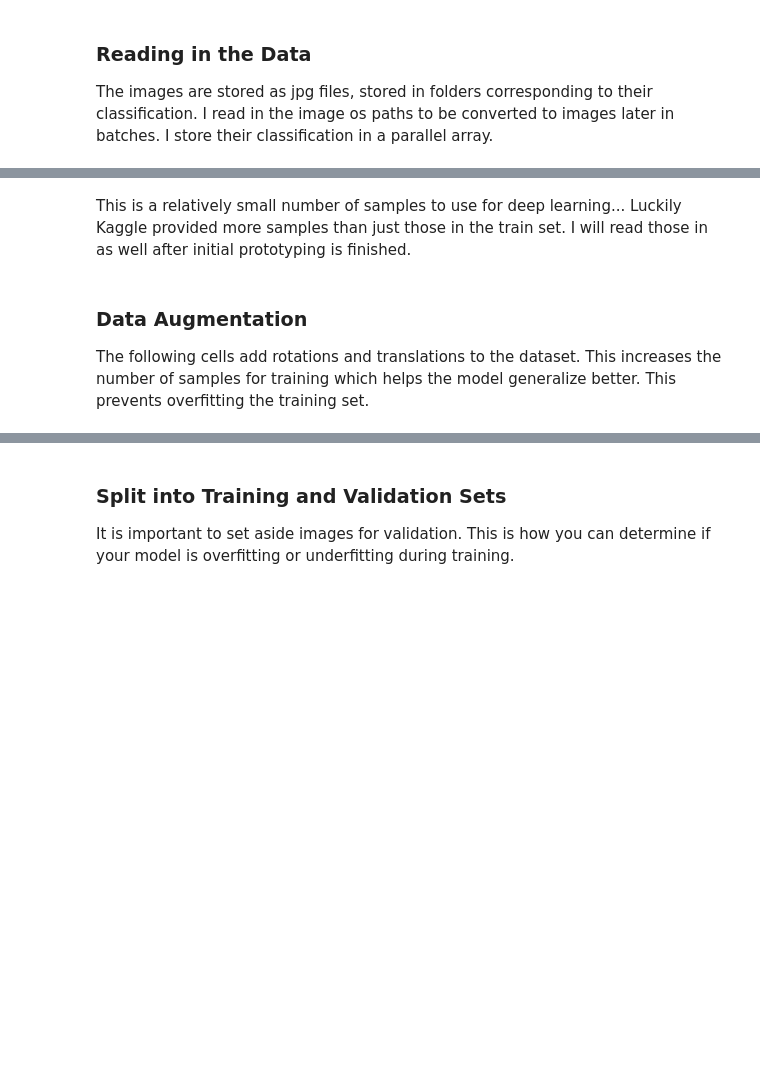
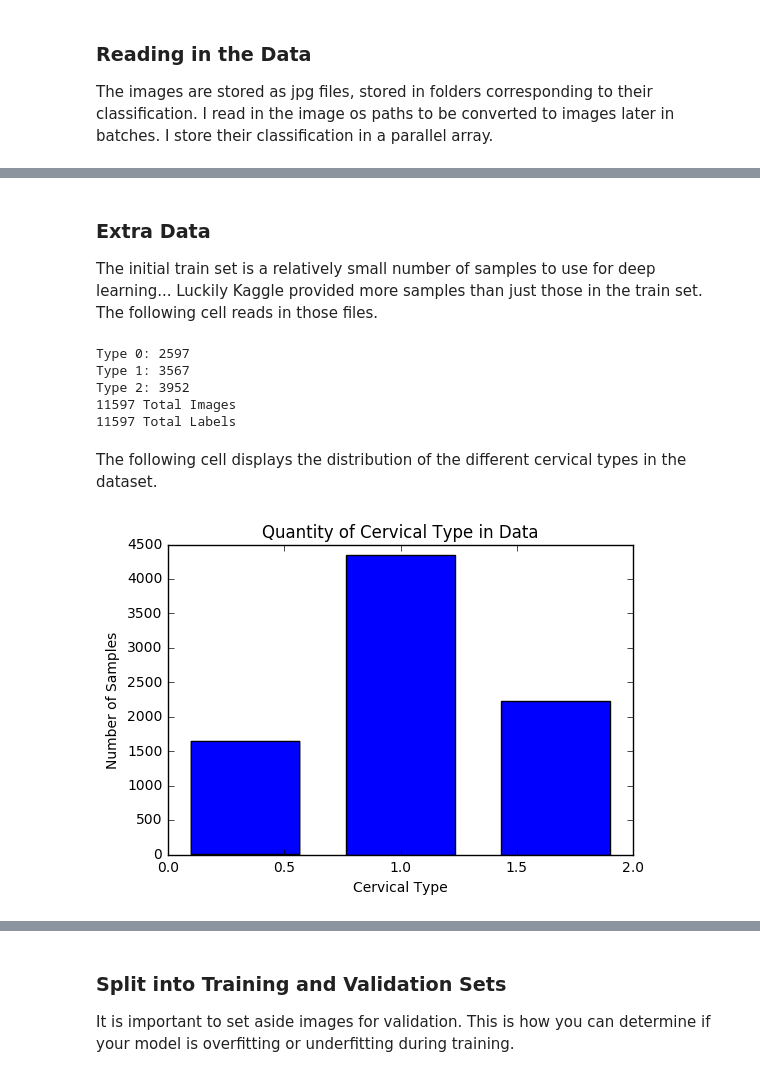
Before and after one commit to grantsrb/kaggle-cervical_cancer_screening, a Jupyter notebook: cervical_classification.ipynb, the cells around one changed output, grey strips where cells are left out. Drawn from its saved outputs; the diff is of its cells as text; code cells hidden in the pictures; blank space fills up the shorter version.

Commit message:
include extra data in pipeline, loop model.fit for learning rate adjustment and save insurance

```diff
--- a/cervical_classification.ipynb
+++ b/cervical_classification.ipynb
@@ -30,9 +28,9 @@ def show(img):
 ### Reading in the Data
 The images are stored as jpg files, stored in folders corresponding to their classification. I read in the image os paths to be converted to images later in batches. I store their classification in a parallel array.
 # %%
-root_path = './train/'
+import os
 
-def read_paths(path, no_labels=False):
+def read_paths(path, no_labels=False, label_type=None):
     # ** Takes a root path and returns all of the file
     # paths within the root directory. It uses the
     # subdirectories to create a corresponding label array **
@@ -40,10 +38,13 @@ def read_paths(path, no_labels=False):
     # path - the path to the root directory
     # no_labels - optional argument to use file
     #             names as labels instead of subdirectory
+    # label_type - optional argument to set specific label
+    #             type for all files in path
 
     file_paths = []
     labels = []
     labels_to_nums = dict()
+    n_labels = None
     for dir_name, subdir_list, file_list in os.walk(path):
         if len(subdir_list) > 0:
             n_labels = len(subdir_list)
@@ -55,12 +56,7 @@ def read_paths(path, no_labels=False):
             if '.jpg' in img_file.lower():
                 file_paths.append(os.path.join(dir_name,img_file))
                 if no_labels: labels.append(img_file)
+                elif type(label_type) is int: labels.append(label_type)
                 else: labels.append(labels_to_nums[type_])
-    return file_paths, labels, n_labels
-
-
-image_paths, labels, n_labels = read_paths(root_path)
-image_paths, labels = shuffle(image_paths, labels)
-
-print("Number of data samples: " + str(len(image_paths)))
-print("Number of Classes: " + str(n_labels))
+    if n_labels: return file_paths, labels, n_labels
+    return file_paths, labels
@@ -70,5 +73,3 @@ Number of Classes: 3
 # %% [markdown]
-This is a relatively small number of samples to use for deep learning... Luckily Kaggle provided more samples than just those in the train set. I will read those in as well after initial prototyping is finished.
+### Extra Data
+The initial train set is a relatively small number of samples to use for deep learning... Luckily Kaggle provided more samples than just those in the train set. The following cell reads in those files.
-# %% [markdown]
-### Data Augmentation
-The following cells add rotations and translations to the dataset. This increases the number of samples for training which helps the model generalize better. This prevents overfitting the training set.
@@ -209,0 +76,25 @@ def one_hot_encode(labels, n_classes):
+# %%
+paths = ['./Type_1','./Type_2','./Type_3']
+for i,path in enumerate(paths):
+    new_paths, new_labels = read_paths(path,label_type=i)
+    print("Type " + str(i) +": " + str(len(new_paths)))
+    image_paths = image_paths + new_paths
+    labels = labels + new_labels
+print(str(len(image_paths)) + " Total Images")
+print(str(len(labels)) + " Total Labels")
+# %% [output]
+Type 0: 2597
+Type 1: 3567
+Type 2: 3952
+11597 Total Images
+11597 Total Labels
+# %% [markdown]
+The following cell displays the distribution of the different cervical types in the dataset.
+# %%
+plt.hist(labels,3,rwidth=.7)
+plt.title("Quantity of Cervical Type in Data")
+plt.xlabel("Cervical Type")
+plt.ylabel("Number of Samples")
+plt.show()
+# %% [output]
+[figure, added]
```
Also changed, not shown: parts of 26 cells of this notebook, 2 other files.
